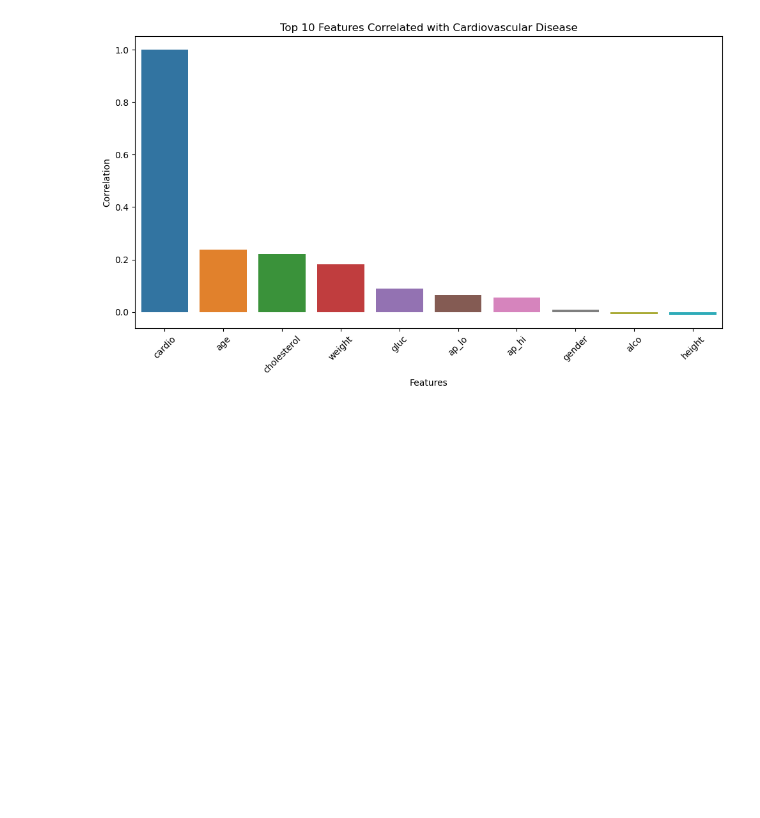
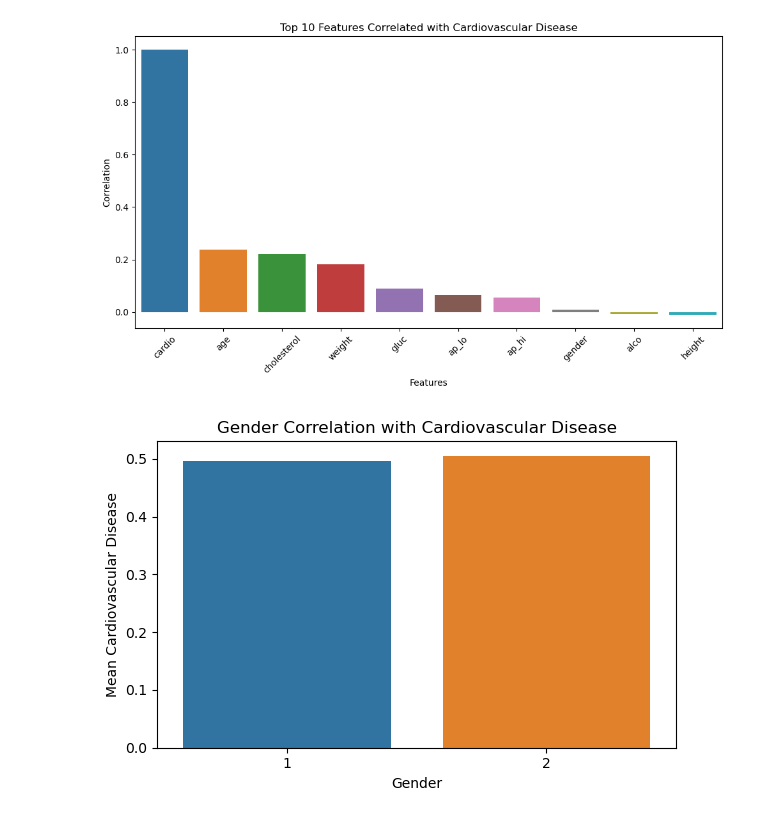
Before and after one commit to UlysseNMK312/cardio_prediction, a Jupyter notebook: notebooks/EDA.ipynb, the cells around one changed output. Cells and saved outputs as stored; diff of their text form; code cells hidden in the pictures; blank space fills up the shorter version.

Commit message:
{Gender correlation with cardiovascular disease}

```diff
--- a/notebooks/EDA.ipynb
+++ b/notebooks/EDA.ipynb
@@ -100,3 +100,17 @@ plt.tight_layout()
 plt.show()
 # %% [output]
 [figure]
+# %%
+# Gender correlation with cardiovascular disease
+
+gender_cardio_corr = data.groupby('gender')['cardio'].mean().nlargest(2)
+
+plt.figure(figsize=(6, 4))
+sns.barplot(x=gender_cardio_corr.index, y=gender_cardio_corr.values)
+plt.title('Gender Correlation with Cardiovascular Disease')
+plt.xlabel('Gender')
+plt.ylabel('Mean Cardiovascular Disease')
+plt.tight_layout()
+plt.show()
+# %% [output]
+[figure, added]
```
